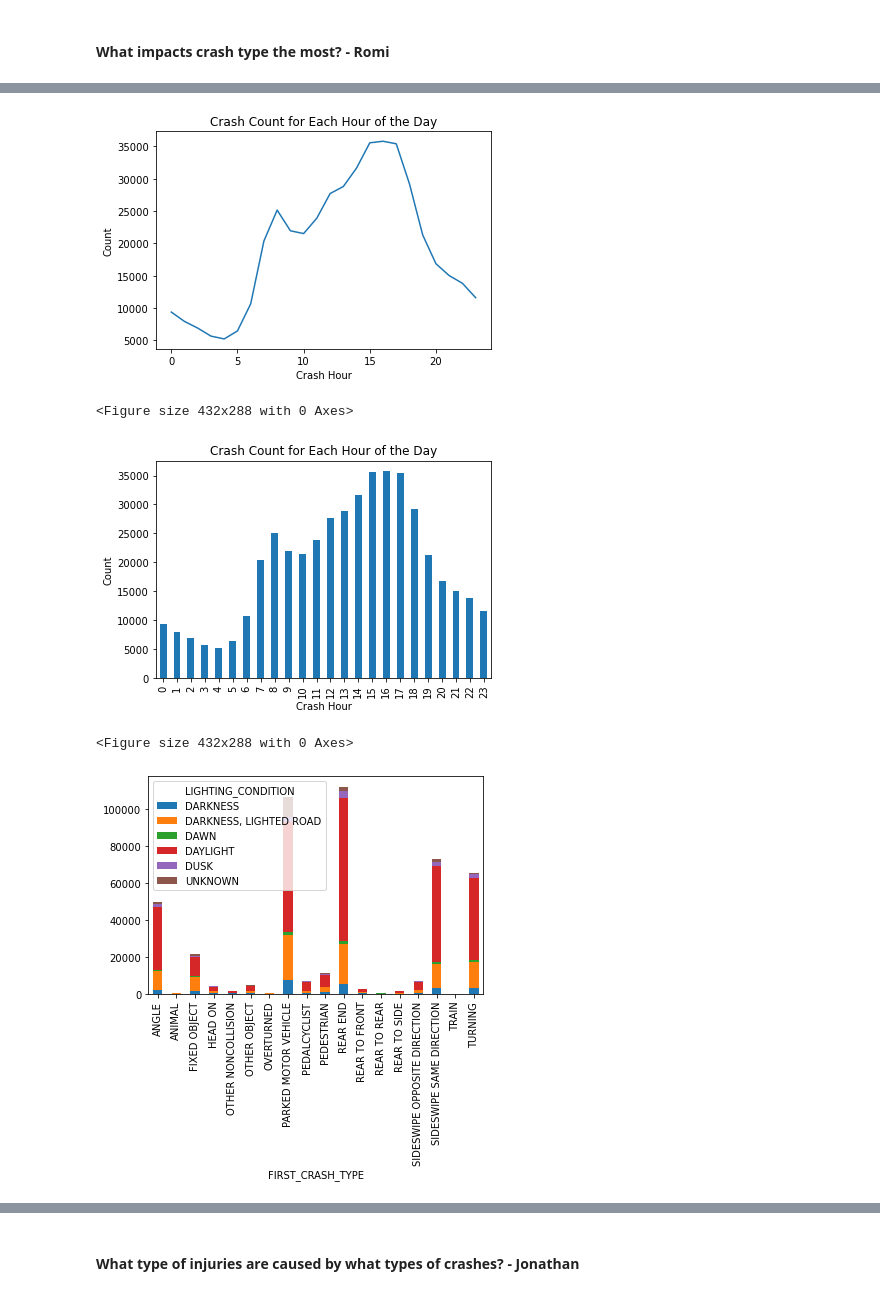
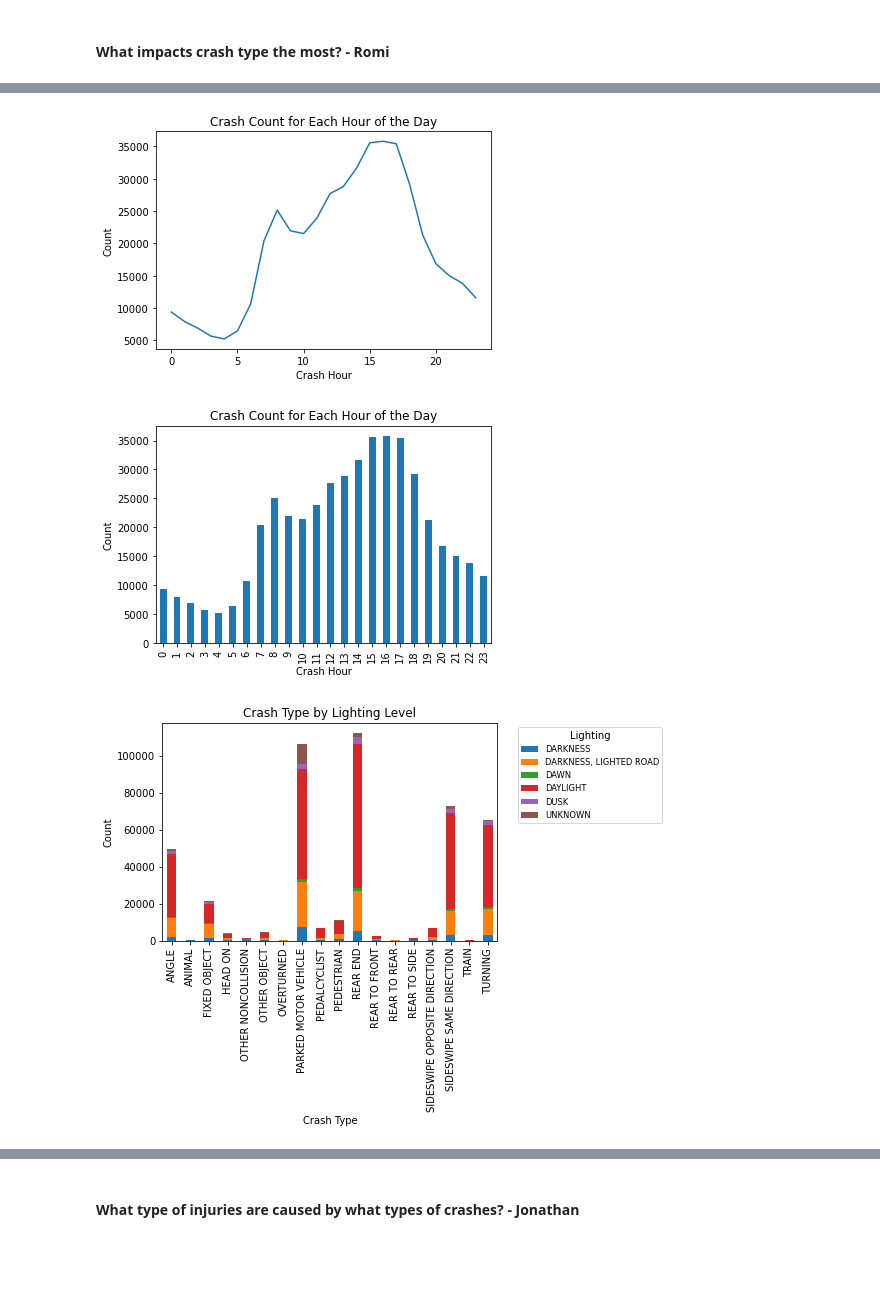
Before and after one commit to andrewbankston/project-one, a Jupyter notebook: Chicago_Crashes.ipynb, the cells around one changed output, grey strips where cells are left out. Cells and saved outputs as stored; diff of their text form; code cells hidden in the pictures; blank space fills up the shorter version.

```diff
--- a/Chicago_Crashes.ipynb
+++ b/Chicago_Crashes.ipynb
@@ -76,30 +68,36 @@ hour_chart_line = hour_count.plot(kind='line')
 hour_chart_line.set_xlabel("Crash Hour")
 hour_chart_line.set_ylabel("Count")
 hour_chart_line.set_title("Crash Count for Each Hour of the Day")
+plt.savefig("output_data/crash_per_hour.png", bbox_inches = 'tight', pad_inches=0.5)
 plt.show()
-plt.tight_layout()
-plt.savefig("output_data/crash_per_hour.png")
 # %% [output]
 [figure]
-<Figure size 432x288 with 0 Axes>
 # %%
 hour_chart_bar = hour_count.plot(kind='bar')
 hour_chart_bar.set_xlabel("Crash Hour")
 hour_chart_bar.set_ylabel("Count")
 hour_chart_bar.set_title("Crash Count for Each Hour of the Day")
+plt.savefig("output_data/crash_per_hour_bar.png", bbox_inches = 'tight', pad_inches=0.5)
 plt.show()
-plt.tight_layout()
-plt.savefig("output_data/crash_per_hour_bar.png")
 # %% [output]
 [figure]
-<Figure size 432x288 with 0 Axes>
 # %%
 # Create first crash type vs. lighting graph (stacked bar graph)
+from matplotlib.font_manager import FontProperties
+fontP = FontProperties()
+fontP.set_size('small')
+
 lighting_crash_plot = crash_df.groupby(['FIRST_CRASH_TYPE', 'LIGHTING_CONDITION']).size().unstack().plot(kind='bar', stacked=True)
-plt.plot()
-plt.savefig("output_data/crash_lighting.png")
+#fig = plt.figure()
+#ax = plt.subplot(111)
+plt.title("Crash Type by Lighting Level")
+plt.ylabel("Count")
+plt.xlabel("Crash Type")
+plt.legend(bbox_to_anchor=(1.05,1), loc='upper left', prop=fontP, title="Lighting")
+plt.savefig("output_data/crash_lighting.png", bbox_inches = 'tight', pad_inches=0.5)
+plt.show()
 # %% [output]
-[figure, old version]
+[figure, new version]
 # %%
 # Create hit and run vs month (line) -analysis correlation to holidays
 new_crash_df = crash_df
```
Also changed, not shown: parts of 19 cells of this notebook.
